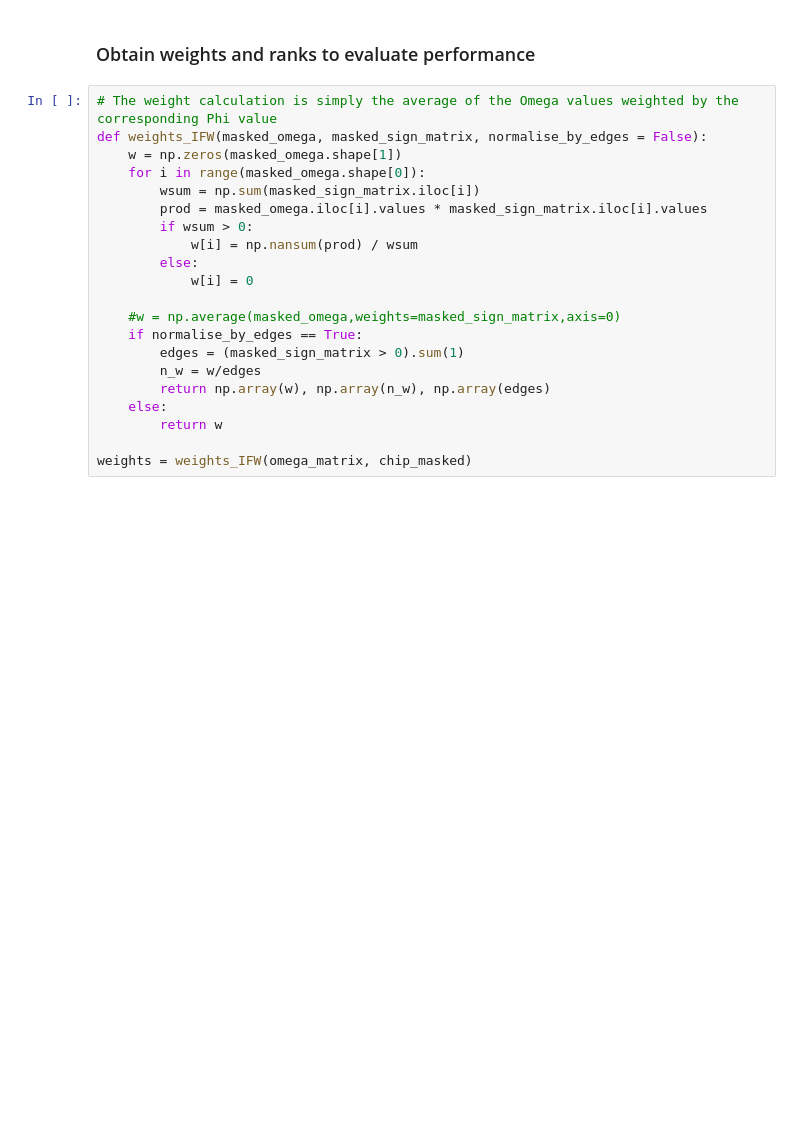
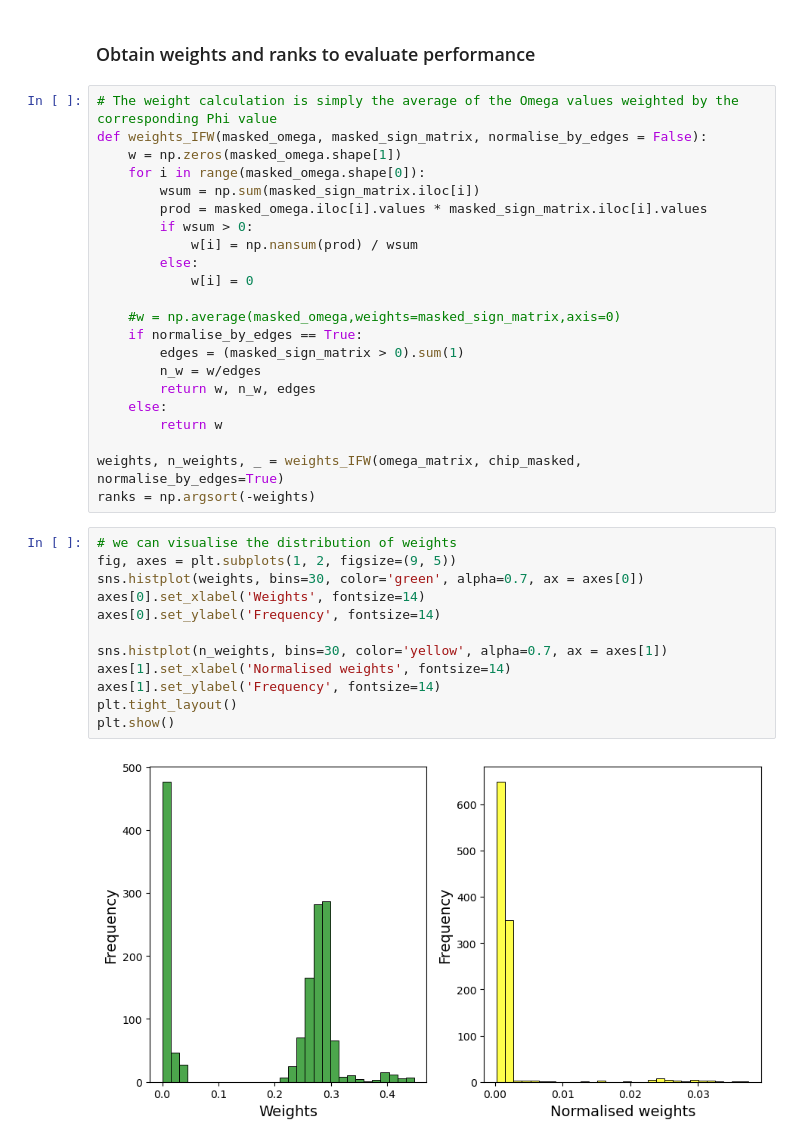
Before and after one commit to sgb67/ifw, a Jupyter notebook: bIFW_updated.ipynb, the cells around one changed output. Drawn from its saved outputs; the diff is of its cells as text; blank space fills up the shorter version.

```diff
--- a/bIFW_updated.ipynb
+++ b/bIFW_updated.ipynb
@@ -483,8 +516,23 @@ def weights_IFW(masked_omega, masked_sign_matrix, normalise_by_edges = False):
     if normalise_by_edges == True:
         edges = (masked_sign_matrix > 0).sum(1)
         n_w = w/edges
-        return np.array(w), np.array(n_w), np.array(edges)
+        return w, n_w, edges
     else:
         return w
 
-weights = weights_IFW(omega_matrix, chip_masked)
+weights, n_weights, _ = weights_IFW(omega_matrix, chip_masked, normalise_by_edges=True)
+ranks = np.argsort(-weights)
+# %%
+# we can visualise the distribution of weights
+fig, axes = plt.subplots(1, 2, figsize=(9, 5))
+sns.histplot(weights, bins=30, color='green', alpha=0.7, ax = axes[0])
+axes[0].set_xlabel('Weights', fontsize=14)
+axes[0].set_ylabel('Frequency', fontsize=14)
+
+sns.histplot(n_weights, bins=30, color='yellow', alpha=0.7, ax = axes[1])
+axes[1].set_xlabel('Normalised weights', fontsize=14)
+axes[1].set_ylabel('Frequency', fontsize=14)
+plt.tight_layout()
+plt.show()
+# %% [output]
+[figure, added]
```
Also changed, not shown: parts of 7 cells of this notebook, 1 other file.
